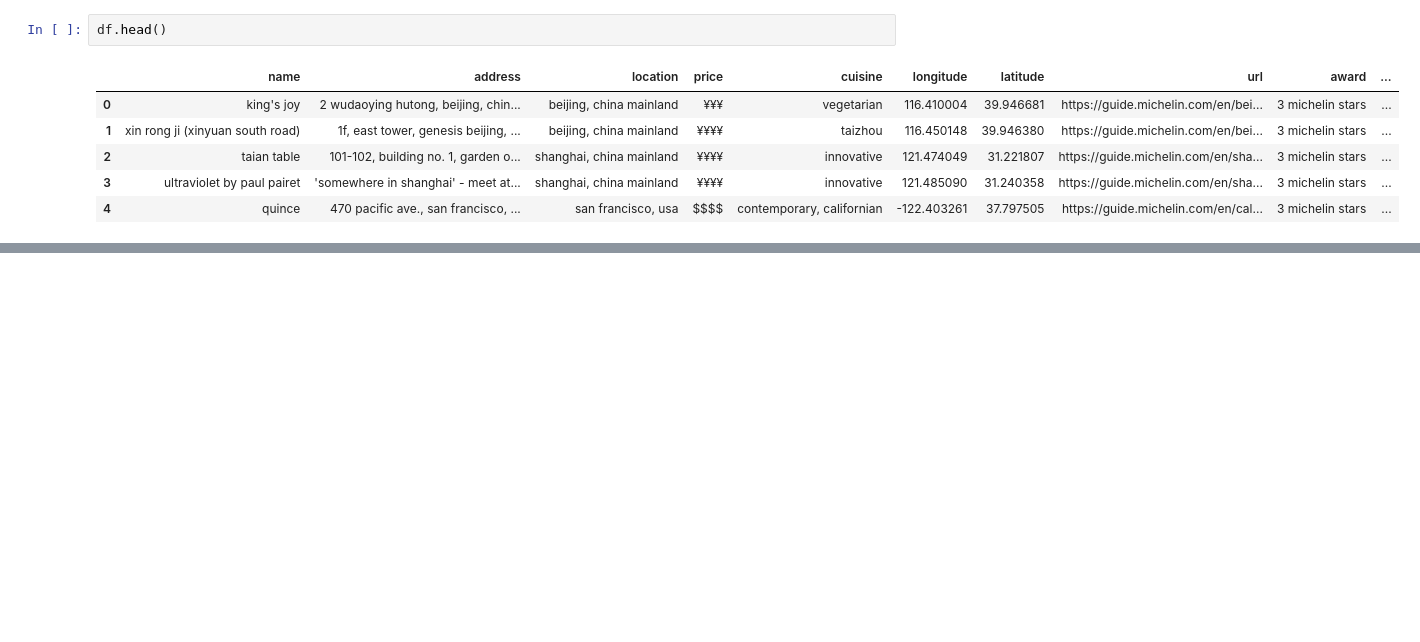
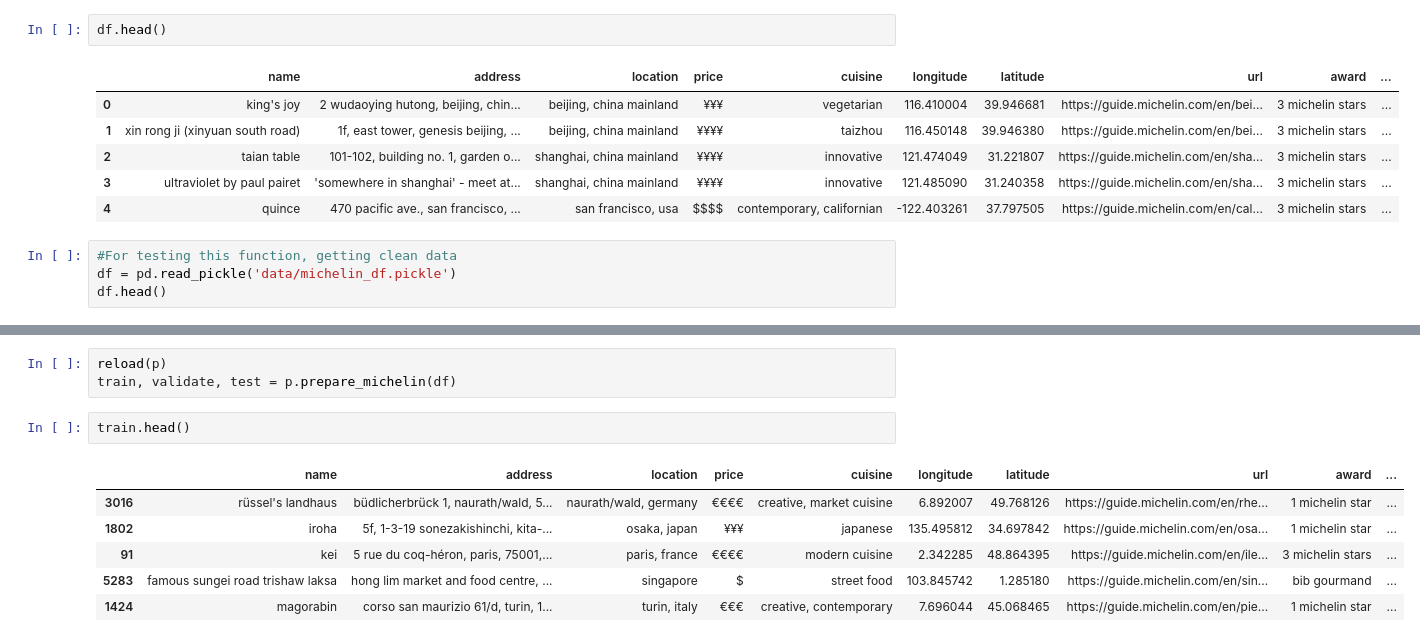
Before and after one commit to CodeupGourmands/Michelin_NLP_Capstone, a Jupyter notebook: cristina_notebook.ipynb, the cells around one changed output, grey strips where cells are left out. Cells and saved outputs as stored; diff of their text form; blank space fills up the shorter version.

```diff
--- a/cristina_notebook.ipynb
+++ b/cristina_notebook.ipynb
@@ -203,3 +183,7 @@ df.head()
 | 2 | taian table | 101-102, building no. 1, garden o... | shanghai, china mainland | ¥¥¥¥ | innovative | 121.474049 | 31.221807 | https://guide.michelin.com/en/sha... | 3 michelin stars | ... |
 | 3 | ultraviolet by paul pairet | 'somewhere in shanghai' - meet at... | shanghai, china mainland | ¥¥¥¥ | innovative | 121.485090 | 31.240358 | https://guide.michelin.com/en/sha... | 3 michelin stars | ... |
 | 4 | quince | 470 pacific ave., san francisco, ... | san francisco, usa | $$$$ | contemporary, californian | -122.403261 | 37.797505 | https://guide.michelin.com/en/cal... | 3 michelin stars | ... |
+# %%
+#For testing this function, getting clean data
+df = pd.read_pickle('data/michelin_df.pickle')
+df.head()
@@ -205,0 +197,12 @@ df.head()
+# %%
+reload(p)
+train, validate, test = p.prepare_michelin(df)
+# %%
+train.head()
+# %% [output]
+|  | name | address | location | price | cuisine | longitude | latitude | url | award | ... |
+| 3016 | rüssel's landhaus | büdlicherbrück 1, naurath/wald, 5... | naurath/wald, germany | €€€€ | creative, market cuisine | 6.892007 | 49.768126 | https://guide.michelin.com/en/rhe... | 1 michelin star | ... |
+| 1802 | iroha | 5f, 1-3-19 sonezakishinchi, kita-... | osaka, japan | ¥¥¥ | japanese | 135.495812 | 34.697842 | https://guide.michelin.com/en/osa... | 1 michelin star | ... |
+| 91 | kei | 5 rue du coq-héron, paris, 75001,... | paris, france | €€€€ | modern cuisine | 2.342285 | 48.864395 | https://guide.michelin.com/en/ile... | 3 michelin stars | ... |
+| 5283 | famous sungei road trishaw laksa | hong lim market and food centre, ... | singapore | $ | street food | 103.845742 | 1.285180 | https://guide.michelin.com/en/sin... | bib gourmand | ... |
+| 1424 | magorabin | corso san maurizio 61/d, turin, 1... | turin, italy | €€€ | creative, contemporary | 7.696044 | 45.068465 | https://guide.michelin.com/en/pie... | 1 michelin star | ... |
```
Also changed, not shown: parts of 2 cells of this notebook.
